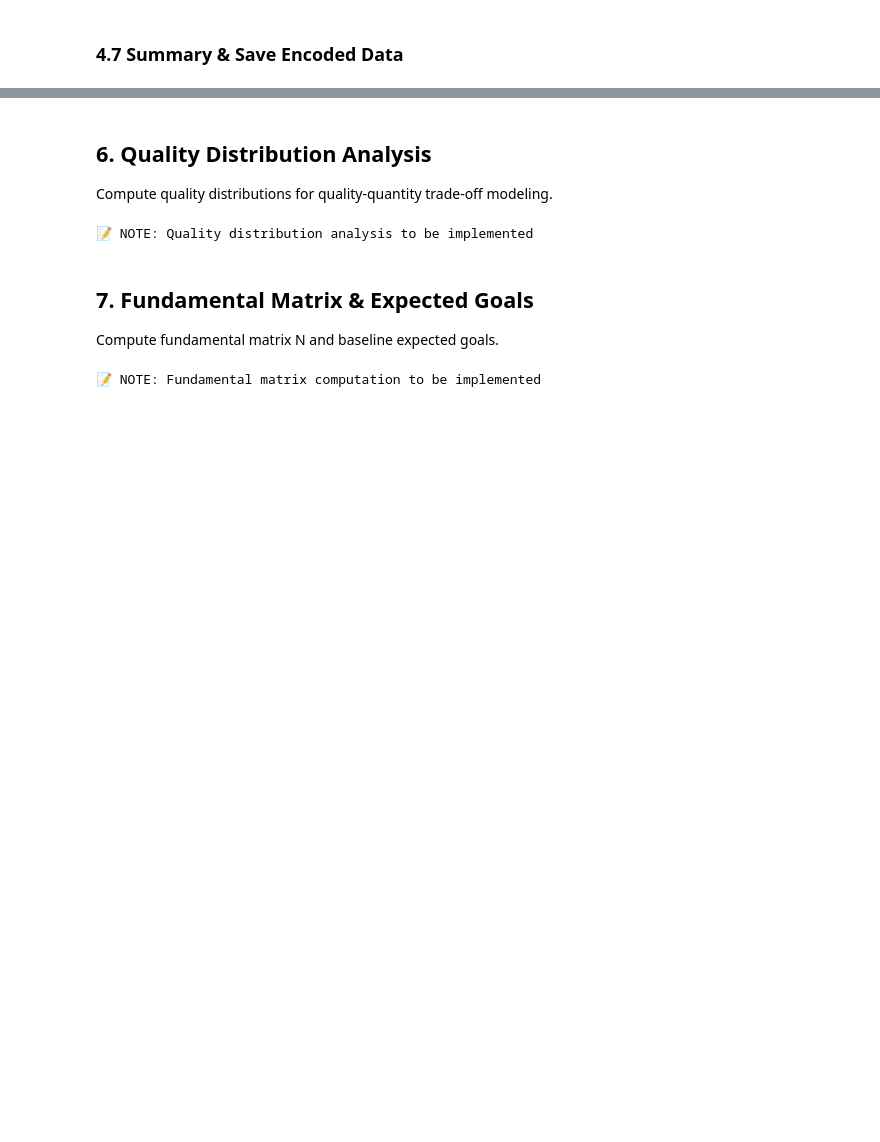
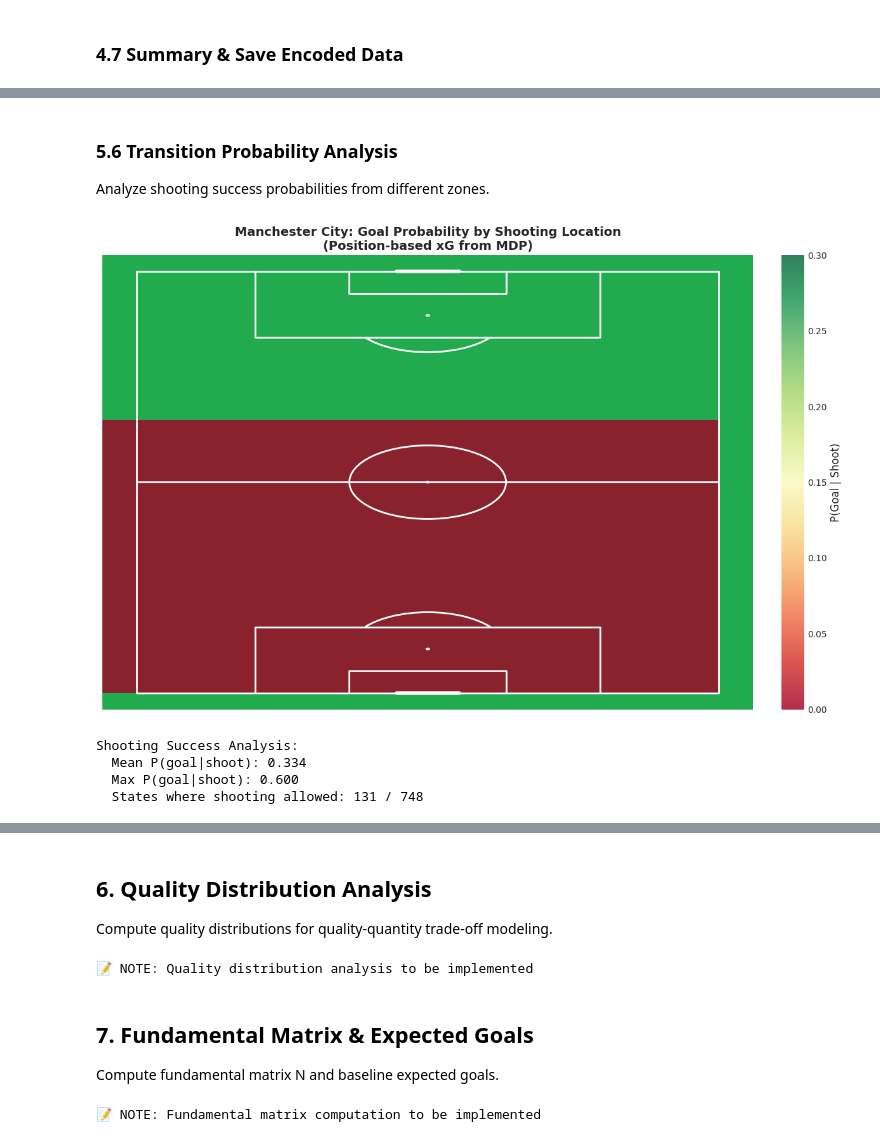
Before and after one commit to MartimRego/pass-decisions, a Jupyter notebook: Project/pass_decision_analysis.ipynb, the cells around one changed output, grey strips where cells are left out. Drawn from its saved outputs; the diff is of its cells as text; code cells hidden in the pictures; blank space fills up the shorter version.

```diff
--- a/Project/pass_decision_analysis.ipynb
+++ b/Project/pass_decision_analysis.ipynb
@@ -1408,0 +1640,49 @@ Expected shapes:
+# %% [markdown]
+### 5.6 Transition Probability Analysis
+
+Analyze shooting success probabilities from different zones.
+# %%
+# Analyze shooting success from different zones
+goal_state = 748
+shoot_action = 8
+
+# Get shooting success probability by state
+shoot_success = P_city[:748, shoot_action, goal_state]
+
+# Reshape to grid
+shoot_success_grid = np.zeros((grid.n_rows, grid.n_cols))
+for state in range(grid.n_states):
+    row = state // grid.n_cols
+    col = state % grid.n_cols
+    shoot_success_grid[row, col] = shoot_success[state]
+
+# Plot
+fig, ax = plt.subplots(figsize=(12, 8))
+pitch = VerticalPitch(pitch_type='custom', pitch_length=105, pitch_width=68,
+                     pitch_color='#22ab4e', line_color='white', linewidth=2)
+pitch.draw(ax=ax)
+
+im = ax.imshow(shoot_success_grid, extent=[0, 105, 0, 68], origin='lower',
+              cmap='RdYlGn', alpha=0.8, aspect='auto', vmin=0, vmax=0.3)
+
+cbar = plt.colorbar(im, ax=ax, fraction=0.046, pad=0.04)
+cbar.set_label('P(Goal | Shoot)', fontsize=12)
+
+ax.set_title('Manchester City: Goal Probability by Shooting Location\n(Position-based xG from MDP)',
+            fontsize=14, fontweight='bold')
+
+plt.tight_layout()
+plt.savefig('outputs/figures/man_city_shooting_success.png', dpi=150, bbox_inches='tight')
+plt.show()
+
+# Summary statistics
+print("Shooting Success Analysis:")
+print(f"  Mean P(goal|shoot): {shoot_success[shoot_success > 0].mean():.3f}")
+print(f"  Max P(goal|shoot): {shoot_success.max():.3f}")
+print(f"  States where shooting allowed: {(shoot_success > 0).sum()} / {grid.n_states}")
+# %% [output]
+[figure, added]
+Shooting Success Analysis:
+  Mean P(goal|shoot): 0.334
+  Max P(goal|shoot): 0.600
+  States where shooting allowed: 131 / 748
```
Also changed, not shown: parts of 15 cells of this notebook, 5 other files.
